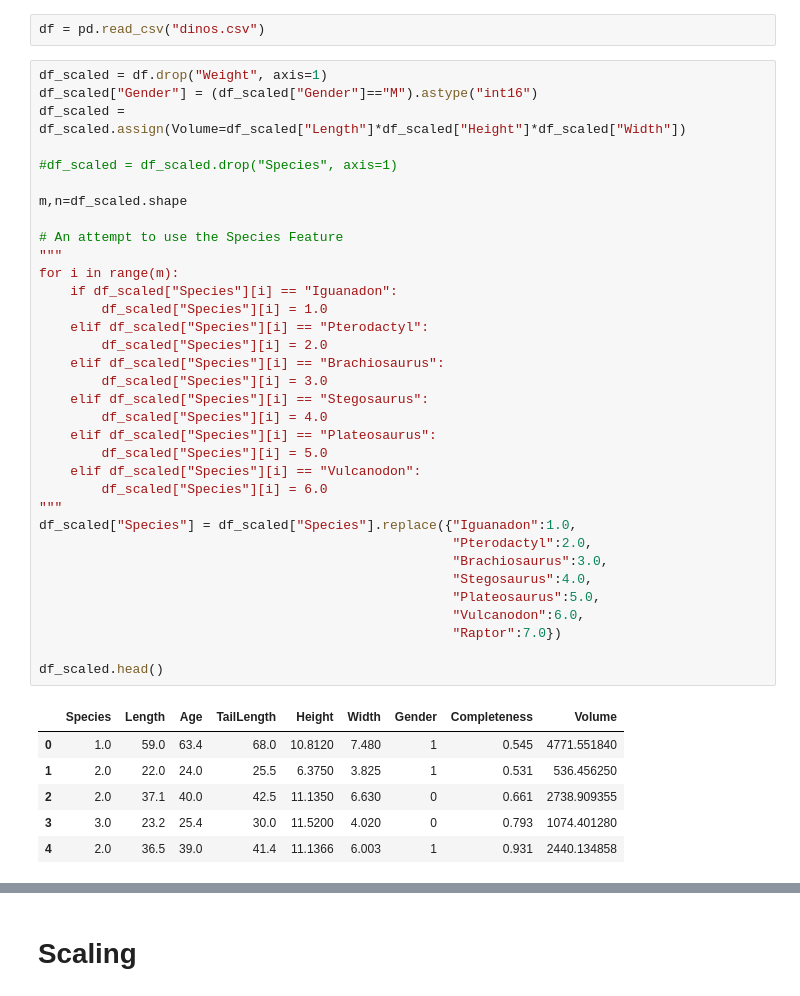
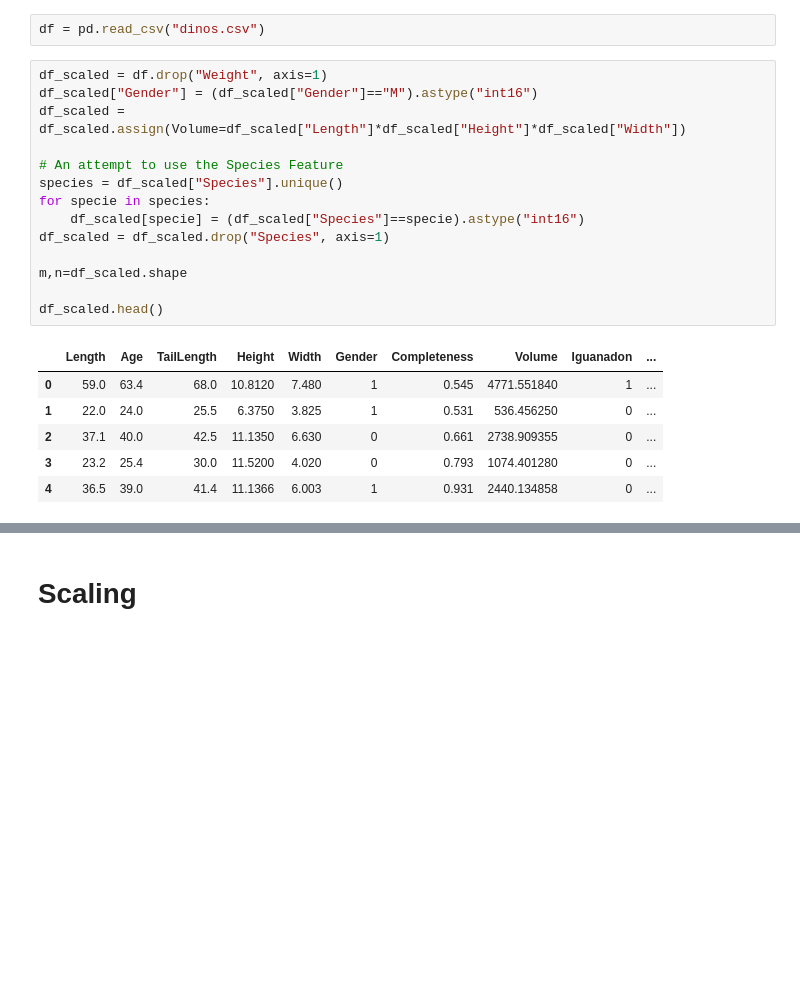
Before and after one commit to Manas-AI-Taskphase/Vivek_Singh, a Jupyter notebook: dino tim/regression.ipynb, the cells around one changed output, grey strips where cells are left out. Cells and saved outputs as stored; diff of their text form; blank space fills up the shorter version.

```diff
--- a/dino tim/regression.ipynb
+++ b/dino tim/regression.ipynb
@@ -7,41 +7,21 @@ df = pd.read_csv("dinos.csv")
 # %%
 df_scaled = df.drop("Weight", axis=1)
 df_scaled["Gender"] = (df_scaled["Gender"]=="M").astype("int16")
 df_scaled = df_scaled.assign(Volume=df_scaled["Length"]*df_scaled["Height"]*df_scaled["Width"])
 
-#df_scaled = df_scaled.drop("Species", axis=1)
+# An attempt to use the Species Feature
+species = df_scaled["Species"].unique()
+for specie in species:
+    df_scaled[specie] = (df_scaled["Species"]==specie).astype("int16")
+df_scaled = df_scaled.drop("Species", axis=1)
 
 m,n=df_scaled.shape
 
-# An attempt to use the Species Feature
-"""
-for i in range(m):
-    if df_scaled["Species"][i] == "Iguanadon":
-        df_scaled["Species"][i] = 1.0
-    elif df_scaled["Species"][i] == "Pterodactyl":
-        df_scaled["Species"][i] = 2.0
-    elif df_scaled["Species"][i] == "Brachiosaurus":
-        df_scaled["Species"][i] = 3.0
-    elif df_scaled["Species"][i] == "Stegosaurus":
-        df_scaled["Species"][i] = 4.0
-    elif df_scaled["Species"][i] == "Plateosaurus":
-        df_scaled["Species"][i] = 5.0
-    elif df_scaled["Species"][i] == "Vulcanodon":
-        df_scaled["Species"][i] = 6.0
-"""
-df_scaled["Species"] = df_scaled["Species"].replace({"Iguanadon":1.0,
-                                                     "Pterodactyl":2.0,
-                                                     "Brachiosaurus":3.0,
-                                                     "Stegosaurus":4.0,
-                                                     "Plateosaurus":5.0,
-                                                     "Vulcanodon":6.0,
-                                                     "Raptor":7.0})
-
 df_scaled.head()
 # %% [output]
-|  | Species | Length | Age | TailLength | Height | Width | Gender | Completeness | Volume |
-| 0 | 1.0 | 59.0 | 63.4 | 68.0 | 10.8120 | 7.480 | 1 | 0.545 | 4771.551840 |
-| 1 | 2.0 | 22.0 | 24.0 | 25.5 | 6.3750 | 3.825 | 1 | 0.531 | 536.456250 |
-| 2 | 2.0 | 37.1 | 40.0 | 42.5 | 11.1350 | 6.630 | 0 | 0.661 | 2738.909355 |
-| 3 | 3.0 | 23.2 | 25.4 | 30.0 | 11.5200 | 4.020 | 0 | 0.793 | 1074.401280 |
-| 4 | 2.0 | 36.5 | 39.0 | 41.4 | 11.1366 | 6.003 | 1 | 0.931 | 2440.134858 |
+|  | Length | Age | TailLength | Height | Width | Gender | Completeness | Volume | Iguanadon | ... |
+| 0 | 59.0 | 63.4 | 68.0 | 10.8120 | 7.480 | 1 | 0.545 | 4771.551840 | 1 | ... |
+| 1 | 22.0 | 24.0 | 25.5 | 6.3750 | 3.825 | 1 | 0.531 | 536.456250 | 0 | ... |
+| 2 | 37.1 | 40.0 | 42.5 | 11.1350 | 6.630 | 0 | 0.661 | 2738.909355 | 0 | ... |
+| 3 | 23.2 | 25.4 | 30.0 | 11.5200 | 4.020 | 0 | 0.793 | 1074.401280 | 0 | ... |
+| 4 | 36.5 | 39.0 | 41.4 | 11.1366 | 6.003 | 1 | 0.931 | 2440.134858 | 0 | ... |
```
Also changed, not shown: parts of 17 cells of this notebook.
